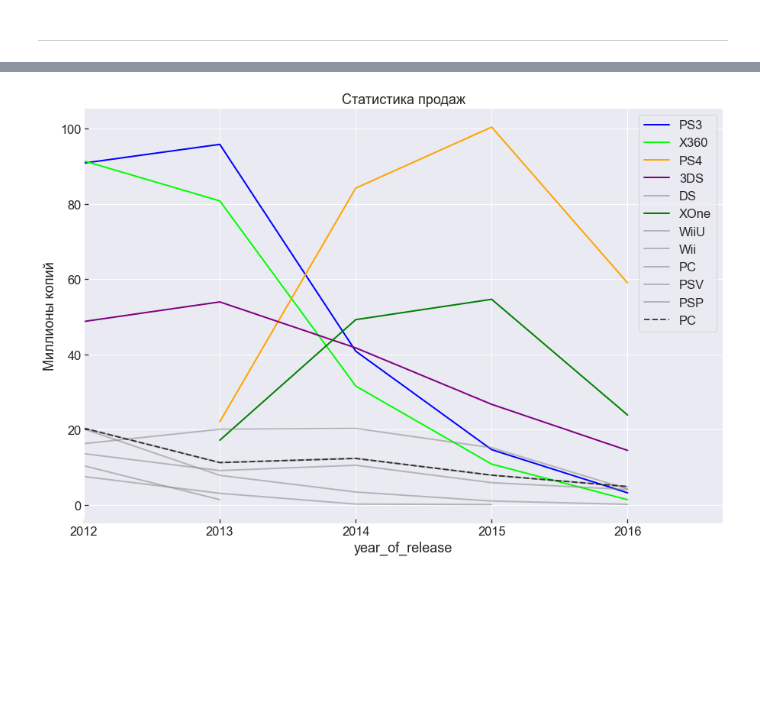
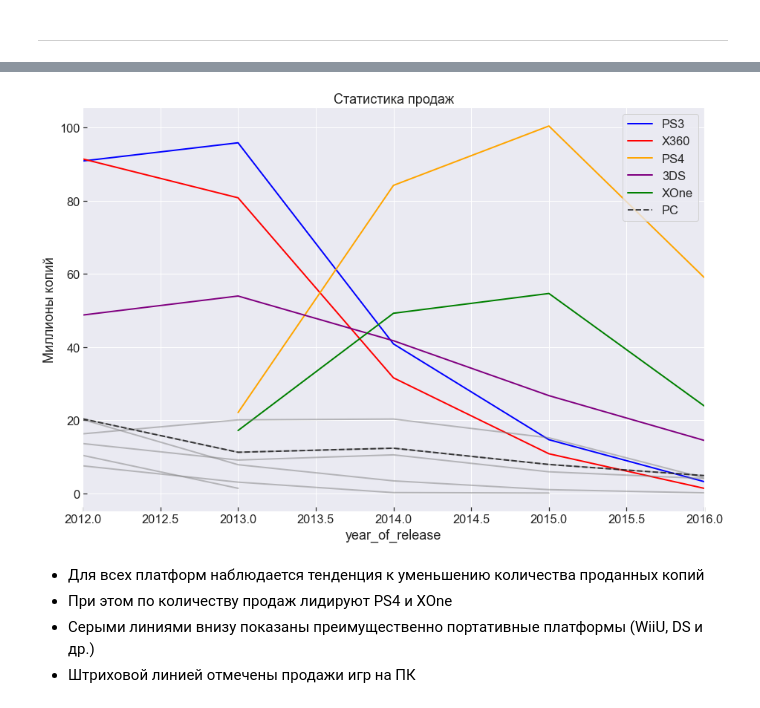
Before and after one commit to mbelveder/praktikum, a Jupyter notebook: gen_project_1/games.ipynb, the cells around one changed output, grey strips where cells are left out. Saved outputs shown, nothing was run; the diff lists cells and outputs as text; code cells hidden in the pictures; blank space fills up the shorter version.

```diff
--- a/gen_project_1/games.ipynb
+++ b/gen_project_1/games.ipynb
@@ -225,7 +209,7 @@ predict_df
 # %%
 predict_stat_df = predict_df.groupby(['platform', 'year_of_release'])['total_sales'].agg(('sum'))
 
-colors = ['blue', 'lime', 'orange', 'purple', 'green']
+colors = ['blue', 'red', 'orange', 'purple', 'green', 'lime', 'yellow']
 
 fig, ax = plt.subplots(figsize=(15, 10))
 
@@ -233,32 +217,38 @@ fig, ax = plt.subplots(figsize=(15, 10))
 i = 0
 
 for platform_name in predict_df['platform'].unique():
 
     stat_df = predict_stat_df.loc[[platform_name]].reset_index(level=0, drop=True)
     stat_df = pd.DataFrame(stat_df)
 
     if stat_df['total_sales'].max() < 40:
         color='grey'
+        platform_name=None
         alpha = .5
     else:
         color = colors[i]
         i+=1
         alpha = 1
 
     ax.plot(stat_df, lw=2, color=color, alpha=alpha, label=platform_name)
     ax.legend()
 
 
 stat_df = predict_stat_df.loc[['PC']].reset_index(level=0, drop=True)
 stat_df.plot(ax=ax, alpha=.7, lw=2, label='PC', color='k', ls='--')
 
 ax.legend()
 
 plt.ylabel('Миллионы копий')
 plt.title('Статистика продаж')
 
-plt.xlim(limit_year, 2016.7)
+plt.xlim(limit_year, 2016)
 plt.legend()
 plt.show()
 # %% [output]
-[figure, old version]
+[figure, new version]
+# %% [markdown]
+- Для всех платформ наблюдается тенденция к уменьшению количества проданных копий
+- При этом по количеству продаж лидируют PS4 и XOne
+- Серыми линиями внизу показаны преимущественно портативные платформы (WiiU, DS и др.)
+- Штриховой линией отмечены продажи игр на ПК
```
Also changed, not shown: parts of 5 cells of this notebook, 1 other file.
